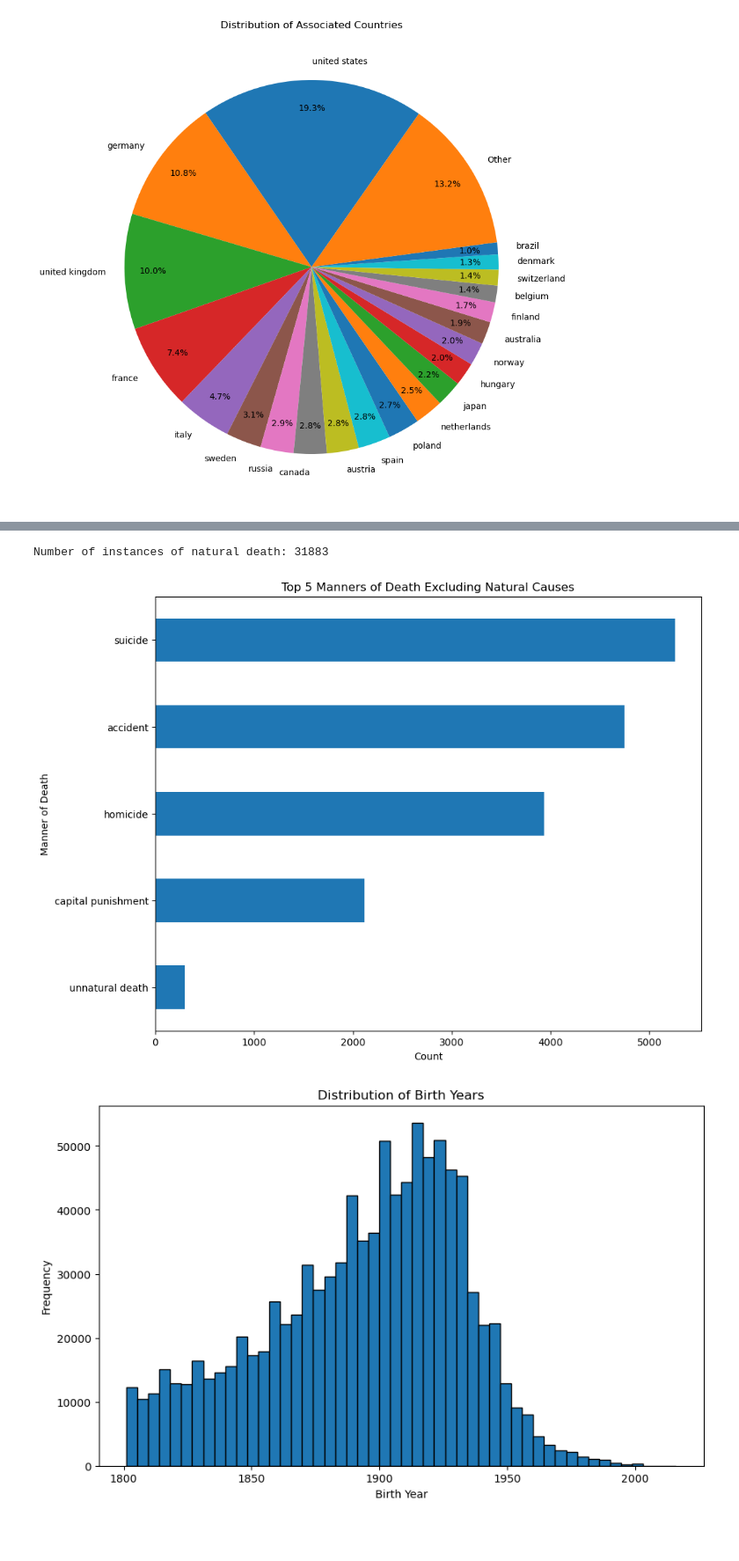
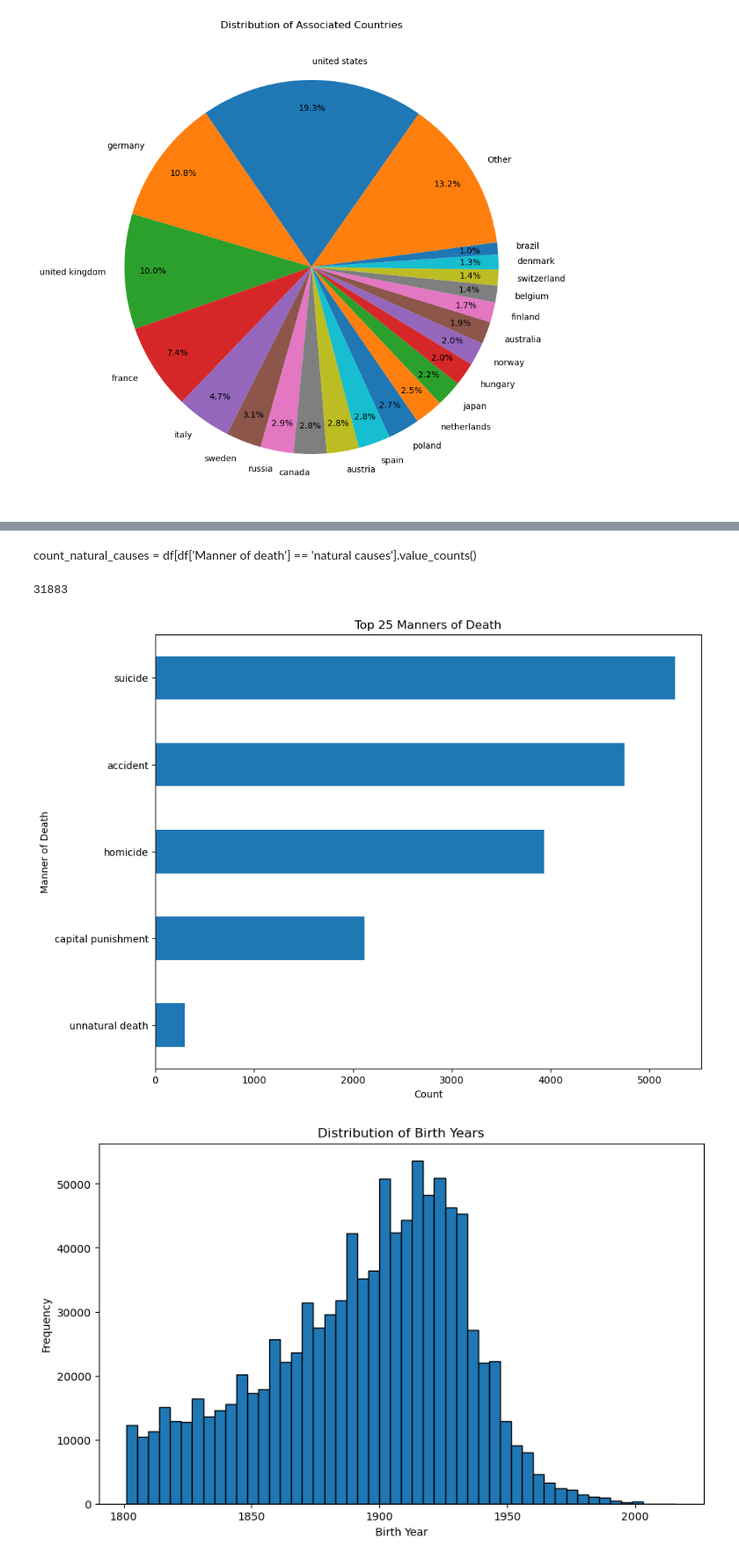
Before and after one commit to JamesHudsonn/3804ICT-Age-Analysis, a Jupyter notebook: age_investigation.ipynb, the cells around one changed output, grey strips where cells are left out. Shown at 88% size. Cells and saved outputs as stored; diff of their text form; code cells hidden in the pictures; blank space fills up the shorter version.

```diff
--- a/age_investigation.ipynb
+++ b/age_investigation.ipynb
@@ -342,7 +340,7 @@ associated_countries_lifeEx_info
 Data entries with birth dates prior to the 1800 are to be discarded as reliable record keeping practices were not in place. Bias to the recording of successful, famous or wealthy individuals lives introduces an unacceptable amount of noise to the data. The lives of the exceptional do not represent the general population.
 # %%
 # Drop columns that are not needed
-df.drop(['Short description', 'Country', 'Associated Country Coordinates (Lat/Lon)', 'Id'], axis=1, inplace=True)
+df.drop(['Short description', 'Country', 'Associated Country Coordinates (Lat/Lon)'], axis=1, inplace=True)
 # Drop entries which have a Birth year prior to 1800
 df = df[df['Birth year'] > 1800]
 # %% [markdown]
@@ -447,6 +453,7 @@ df.drop_duplicates(subset=['Name', 'Birth year', 'Death year'], keep='first', in
 # Drop duplicate entries based on 'Name', 'Birth year', and 'Death year', keeping only the first occurrence
 df.drop_duplicates(subset=['Name', 'Birth year', 'Death year'], keep='first', inplace=True)
 # Drop duplicate entries based on 'Id'
+df.drop_duplicates(subset=["Id"], inplace=True)
 print("Dataframe duplicates: ", df.duplicated().sum())
 
 for column in df:
@@ -455,6 +462,6 @@ for column in df:
 # Find duplicate names
 duplicate_names = df[df.duplicated(subset=['Name'], keep=False)]
 duplicate_names_list = duplicate_names['Name'].unique().tolist()
-print(f'{len(duplicate_names_list)} total duplicate names')
+print(duplicate_names_list)
 # %% [output]
 Dataframe duplicates:  0
@@ -550,0 +509,12 @@ Name: Associated Countries, dtype: object
+# %%
+# Standardise seperators
+df['Occupation'] = df['Occupation'].str.replace(', ', '; ')
+df['Occupation'] = df['Occupation'].str.replace(': ', '; ')
+df['Gender'] = df['Gender'].str.replace(', ', '; ')
+df['Associated Countries'] = df['Associated Countries'].str.replace(', ', '; ')
+df['Associated Countries'] = df['Associated Countries'].str.replace(': ', '; ')
+df['Associated Countries'] = df['Associated Countries'].str.replace(r'[\[\]]', '', regex=True)
+df['Associated Countries'] = df['Associated Countries'].str.replace('\'', '', regex=True)
+print(df['Occupation'].head(15))
+print(df['Associated Countries'].head(15))
+df.head()
@@ -799,27 +786,30 @@ Natural causes is excluded from the visualisation of the 'Manner of death' colum
+# %% [markdown]
+count_natural_causes = df[df['Manner of death'] == 'natural causes'].value_counts()
 # %%
 count_natural_causes = df['Manner of death'].value_counts()['natural causes']
-print(f'Number of instances of natural death: {count_natural_causes}')
+print(count_natural_causes)
 # %% [output]
-Number of instances of natural death: 31883
+31883
 # %%
 # Count the occurrences of each manner of death
 manner_of_death_counts = df['Manner of death'].value_counts()
 
-# excludes natural causes and selects top 5
-top_manners_of_death = manner_of_death_counts.head(6)[1:][::-1]
+# Select the top 25 values in descending order
+top_25_manners_of_death = manner_of_death_counts.head(6)[1:][::-1]
 
 # Create a vertical bar chart
 plt.figure(figsize=(10, 8))
-top_manners_of_death.plot(kind='barh')
+top_25_manners_of_death.plot(kind='barh')
 
 # Add labels and title
 plt.xlabel('Count')
 plt.ylabel('Manner of Death')
-plt.title('Top 5 Manners of Death Excluding Natural Causes')
+plt.title('Top 25 Manners of Death')
 
+# Display the vertical bar chart
 plt.show()
 # %% [output]
-[figure, old version]
+[figure, new version]
 # %%
 # Create a histogram
 plt.figure(figsize=(10, 6))
```
Also changed, not shown: parts of 30 cells of this notebook, 2 other files.
